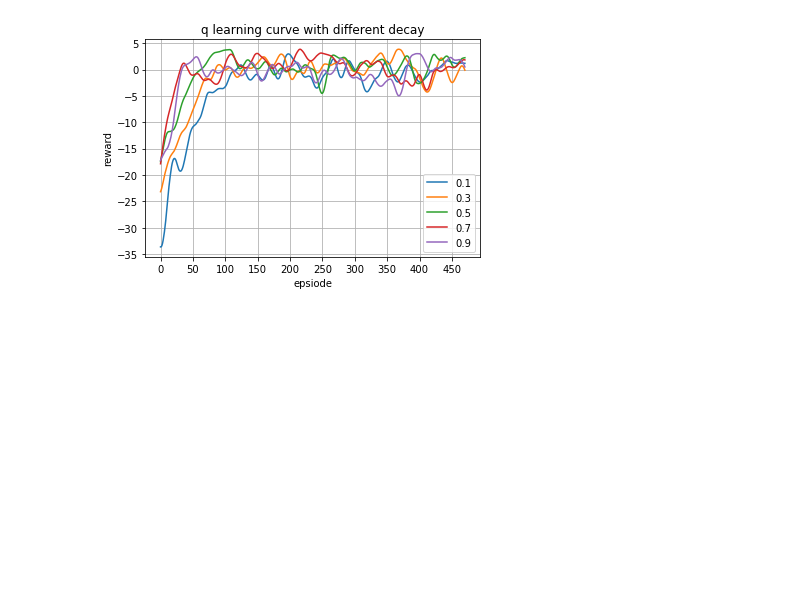
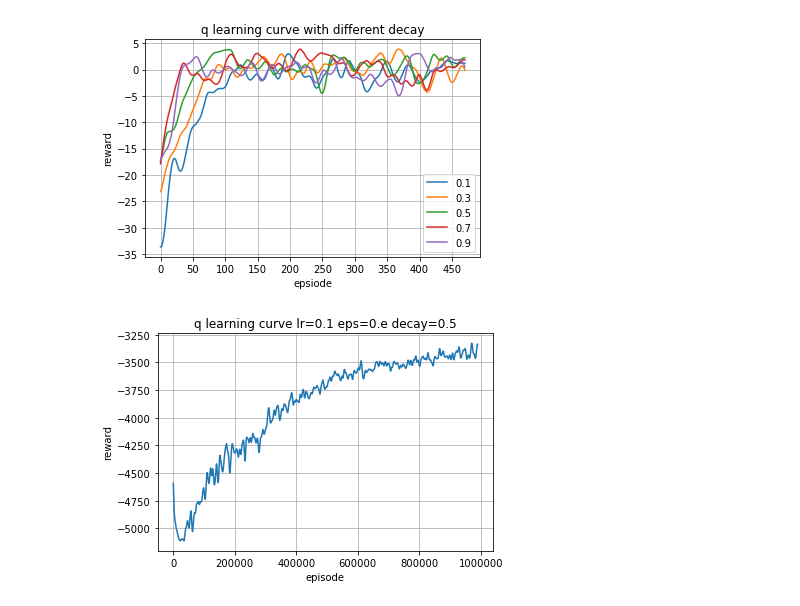
Before and after one commit to lzh23333/reinforcement-learning-example, a Jupyter notebook: plot_curves.ipynb, the cells around one changed output. Cells and saved outputs as stored; diff of their text form; code cells hidden in the pictures; blank space fills up the shorter version.

```diff
--- a/plot_curves.ipynb
+++ b/plot_curves.ipynb
@@ -100,3 +100,28 @@ plt.legend()
 # %% [output]
 <matplotlib.legend.Legend at 0x...>
 [figure]
+# %%
+import pickle
+
+with open("./c_dist.pkl", "rb") as f:
+    c = pickle.load(f)
+rewards = c.curve
+N = 10000
+weights = np.hanning(N)
+weights = weights / np.sum(weights)
+r = np.array(rewards)
+r = np.convolve(weights, r)[N-1: -N+1]
+
+with open("./c.pkl", "rb") as f:
+    c2 = pickle.load(f)
+rewards2 = c2.curve
+r2 = np.array(rewards2)
+r2 = np.convolve(weights, r2)[N-1: -N+1]
+# %%
+plt.plot(r, label="new reward")
+plt.xlabel("episode")
+plt.ylabel("reward")
+plt.title("q learning curve lr=0.1 eps=0.e decay=0.5")
+plt.grid("on")
+# %% [output]
+[figure, added]
```
Also changed, not shown: parts of 1 cell of this notebook, 12 other files.
